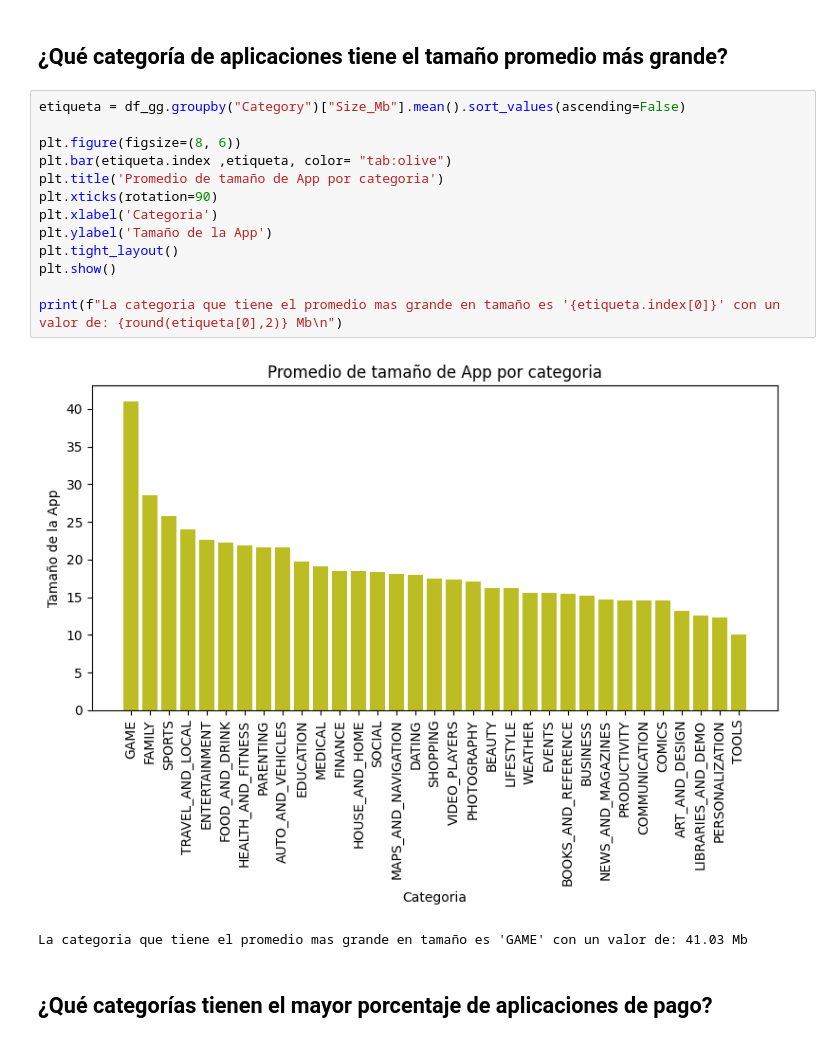
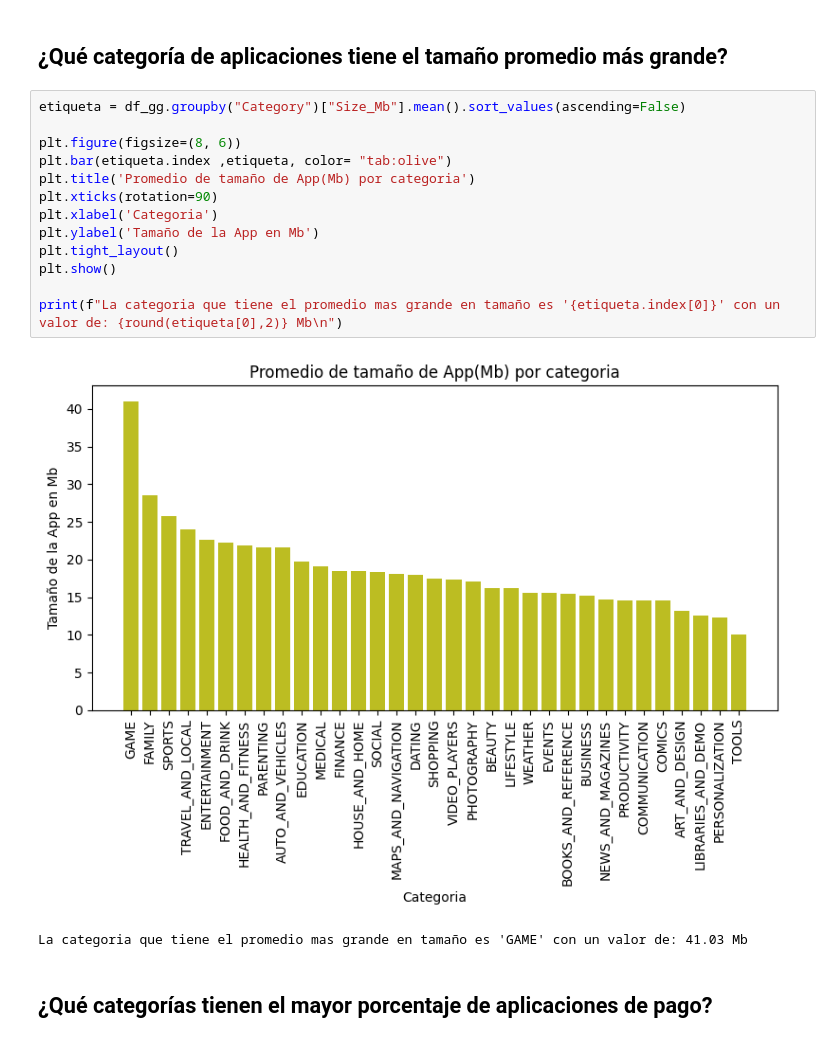
Before and after one commit to Takkataa/Proyecto-7-UDD, a Jupyter notebook: EDA&MODEL.ipynb, the cells around one changed output. Cells and saved outputs as stored; diff of their text form.

```diff
--- a/EDA&MODEL.ipynb
+++ b/EDA&MODEL.ipynb
@@ -1287,18 +1298,18 @@ La categoria que tiene mejor promedio en rating es EVENTS con un valor de: 4.44
 # %%
 etiqueta = df_gg.groupby("Category")["Size_Mb"].mean().sort_values(ascending=False)
 
 plt.figure(figsize=(8, 6))
 plt.bar(etiqueta.index ,etiqueta, color= "tab:olive")
-plt.title('Promedio de tamaño de App por categoria')
+plt.title('Promedio de tamaño de App(Mb) por categoria')
 plt.xticks(rotation=90)
 plt.xlabel('Categoria')
-plt.ylabel('Tamaño de la App')
+plt.ylabel('Tamaño de la App en Mb')
 plt.tight_layout()
 plt.show()
 
 print(f"La categoria que tiene el promedio mas grande en tamaño es '{etiqueta.index[0]}' con un valor de: {round(etiqueta[0],2)} Mb\n")
 # %% [output]
-[figure, old version]
+[figure, new version]
 La categoria que tiene el promedio mas grande en tamaño es 'GAME' con un valor de: 41.03 Mb
 # %% [markdown]
 ## ¿Qué categorías tienen el mayor porcentaje de aplicaciones de pago?
```
Also changed, not shown: parts of 1 cell of this notebook, 2 other files.
